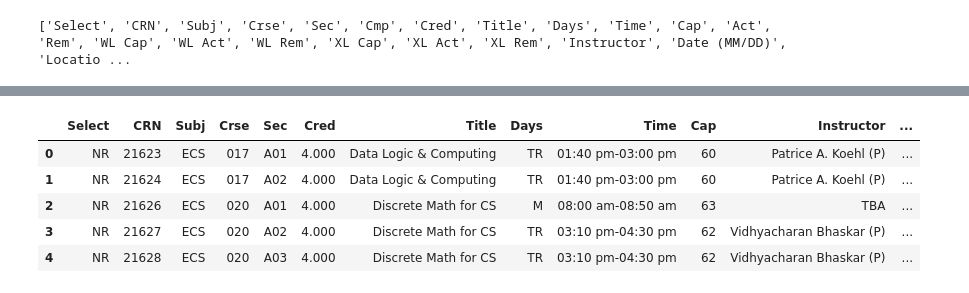
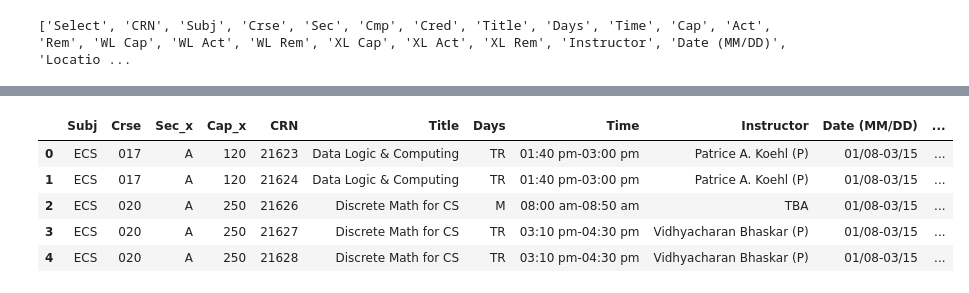
Before and after one commit to adityaseth8/FinalSchedulingTool, a Jupyter notebook: courses-processing.ipynb, the cells around one changed output, grey strips where cells are left out. Drawn from its saved outputs; the diff is of its cells as text; code cells hidden in the pictures.

Commit message:
combined rows with multiple sections in same class

```diff
--- a/courses-processing.ipynb
+++ b/courses-processing.ipynb
@@ -26,0 +46,12 @@ df = df.drop(['WL Cap', 'WL Act', 'WL Rem', 'XL Cap', 'XL Rem', 'XL Cap', 'Cmp',
+# %%
+df['Cap'] = df['Cap'].astype(int)
+# %%
+# combine the same sections
+
+# Group the DataFrame by 'Subj', 'Crse', and the first letter of 'Sec'
+grouped = df.groupby(['Subj', 'Crse', df['Sec'].str[0]])
+
+# Sum the 'Cap' values within each group
+df_combined = grouped['Cap'].sum().reset_index()
+
+df_combined.head()
@@ -26,0 +65,3 @@ df = df.drop(['WL Cap', 'WL Act', 'WL Rem', 'XL Cap', 'XL Rem', 'XL Cap', 'Cmp',
+# %%
+merged_df = pd.merge(df_combined, df, on=['Subj', 'Crse'], how='left')
+merged_df.head()
@@ -26,0 +75,3 @@ df = df.drop(['WL Cap', 'WL Act', 'WL Rem', 'XL Cap', 'XL Rem', 'XL Cap', 'Cmp',
+# %%
+merged_df = merged_df.drop(['Cred', 'Cap_y', 'Sec_y'], axis=1)
+merged_df.head()
@@ -27,11 +101,11 @@ df = df.drop(['WL Cap', 'WL Act', 'WL Rem', 'XL Cap', 'XL Rem', 'XL Cap', 'Cmp',
 # %%
 # index=False to prevent saving index vals as column
-df.to_csv('w23courses_filtered.csv', index=False)
-df.head(n=5)
+merged_df.to_csv('w23courses_filtered.csv', index=False)
+merged_df.head(n=5)
 # %% [output]
-|  | Select | CRN | Subj | Crse | Sec | Cred | Title | Days | Time | Cap | Instructor | ... |
-| 0 | NR | 21623 | ECS | 017 | A01 | 4.000 | Data Logic & Computing | TR | 01:40 pm-03:00 pm | 60 | Patrice A. Koehl (P) | ... |
-| 1 | NR | 21624 | ECS | 017 | A02 | 4.000 | Data Logic & Computing | TR | 01:40 pm-03:00 pm | 60 | Patrice A. Koehl (P) | ... |
-| 2 | NR | 21626 | ECS | 020 | A01 | 4.000 | Discrete Math for CS | M | 08:00 am-08:50 am | 63 | TBA | ... |
-| 3 | NR | 21627 | ECS | 020 | A02 | 4.000 | Discrete Math for CS | TR | 03:10 pm-04:30 pm | 62 | Vidhyacharan Bhaskar (P) | ... |
-| 4 | NR | 21628 | ECS | 020 | A03 | 4.000 | Discrete Math for CS | TR | 03:10 pm-04:30 pm | 62 | Vidhyacharan Bhaskar (P) | ... |
+|  | Subj | Crse | Sec_x | Cap_x | CRN | Title | Days | Time | Instructor | Date (MM/DD) | ... |
+| 0 | ECS | 017 | A | 120 | 21623 | Data Logic & Computing | TR | 01:40 pm-03:00 pm | Patrice A. Koehl (P) | 01/08-03/15 | ... |
+| 1 | ECS | 017 | A | 120 | 21624 | Data Logic & Computing | TR | 01:40 pm-03:00 pm | Patrice A. Koehl (P) | 01/08-03/15 | ... |
+| 2 | ECS | 020 | A | 250 | 21626 | Discrete Math for CS | M | 08:00 am-08:50 am | TBA | 01/08-03/15 | ... |
+| 3 | ECS | 020 | A | 250 | 21627 | Discrete Math for CS | TR | 03:10 pm-04:30 pm | Vidhyacharan Bhaskar (P) | 01/08-03/15 | ... |
+| 4 | ECS | 020 | A | 250 | 21628 | Discrete Math for CS | TR | 03:10 pm-04:30 pm | Vidhyacharan Bhaskar (P) | 01/08-03/15 | ... |
```
Also changed, not shown: parts of 6 cells of this notebook, 1 other file.
